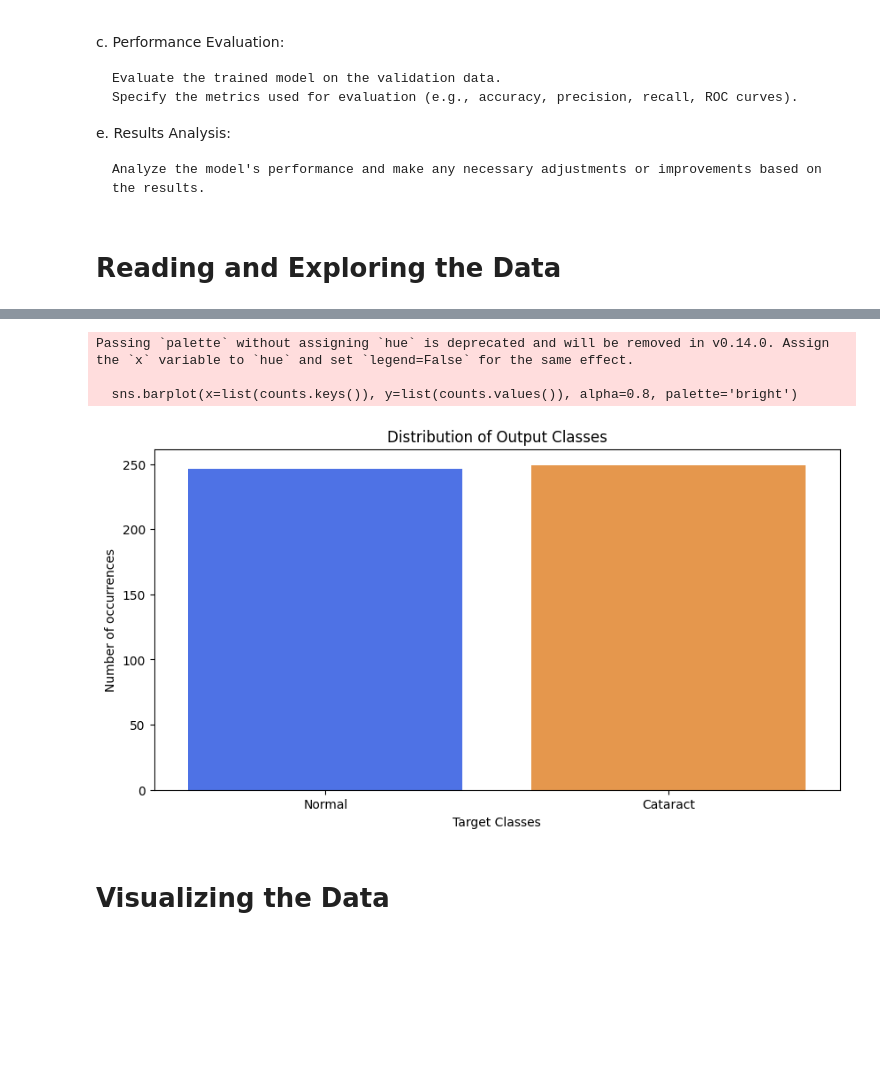
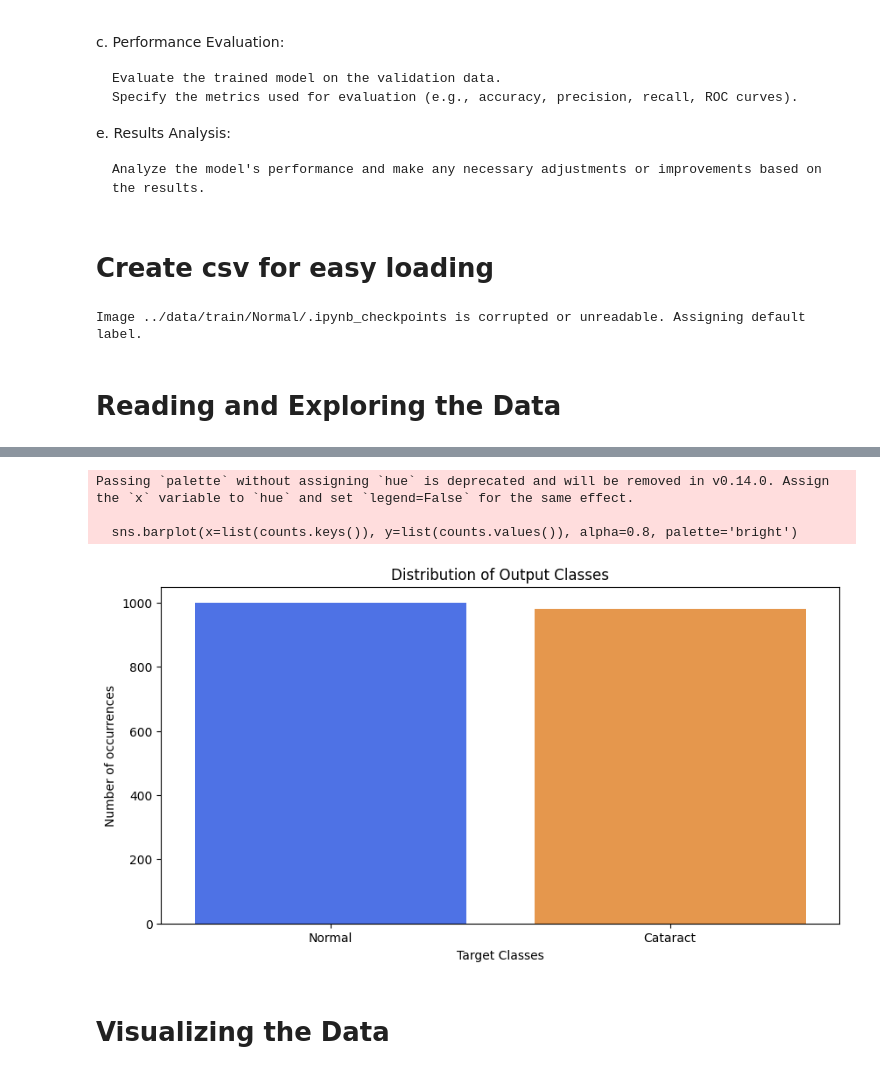
Before and after one commit to thegeeksinfo/Deep-Learning-Cataract-Detection, a Jupyter notebook: notebooks/03_train.ipynb, the cells around one changed output, grey strips where cells are left out. Cells and saved outputs as stored; diff of their text form; code cells hidden in the pictures; blank space fills up the shorter version.

```diff
--- a/notebooks/03_train.ipynb
+++ b/notebooks/03_train.ipynb
@@ -38,6 +38,8 @@ import torch.optim as optim
 from torchvision import models
 from torch.optim.lr_scheduler import StepLR
 from sklearn.metrics import confusion_matrix, classification_report as skl_classification_report
+# %% [markdown]
+# Create csv for easy loading
 # %%
 
 def create_csv(data_dir, output_file):
@@ -47,22 +49,71 @@ def create_csv(data_dir, output_file):
     for class_id, class_name in enumerate(classes):
         class_dir = os.path.join(data_dir, class_name)
         for img_name in os.listdir(class_dir):
-            if img_name.endswith('.png'):
-                img_path = os.path.join(class_dir, img_name)
+            img_path = os.path.join(class_dir, img_name)
+            try:
+                # Load image into memory to check if it's valid
+                with Image.open(img_path) as img:
+                    img.verify()  # Verify that the file is an image
                 data.append([img_path, class_id])
+            except (IOError, SyntaxError) as e:
+                print(f"Image {img_path} is corrupted or unreadable. Assigning default label.")
+                # Assign a default label if the image is corrupted/unreadable
+                data.append([img_path, -1])  # Assuming -1 as a default label for corrupted images
 
     df = pd.DataFrame(data, columns=['img_path', 'label'])
     df.to_csv(output_file, index=False)
+
 train_dir = "../data/train"
 test_dir = "../data/test"
-
+test2_dir = "../data/test2"
 
 # Create CSV files for training and testing datasets
 create_csv(train_dir, 'train.csv')
 create_csv(test_dir, 'test.csv')
+create_csv(test2_dir, 'test2.csv')
+# %% [output]
+Image ../data/train/Normal/.ipynb_checkpoints is corrupted or unreadable. Assigning default label.
 # %% [markdown]
 # Reading and Exploring the Data
 # %%
+# # Load CSV files
+# train_csv = pd.read_csv('train.csv')
+# test_csv = pd.read_csv('test.csv')
+
+# # Print lengths of CSV files
+# print('Train size = {}'.format(len(train_csv)))
+# print('Test size = {}'.format(len(test_csv)))
+
+# # Display initial values
+# print(train_csv.head())
+# print("========================================")
+# print(test_csv.head())
+
+# # Check for missing labels
+# missing_labels = train_csv['label'].isnull().sum()
+# print(f"Number of missing labels in the training set: {missing_labels}")
+
+# # Assign a default label to missing labels (assuming default label is 0 for 'Normal')
+# default_label = 0
+# train_csv['label'].fillna(default_label, inplace=True)
+
+# # Verify that there are no more missing labels
+# missing_labels_after = train_csv['label'].isnull().sum()
+# print(f"Number of missing labels in the training set after filling: {missing_labels_after}")
+
+# # Distribution of output classes
+# counts = train_csv['label'].value_counts()
+# class_list = ['Normal', 'Cataract']
+# counts = {class_list[i]: counts.get(i, 0) for i in range(len(class_list))}
+
+# plt.figure(figsize=(10, 5))
+# sns.barplot(x=list(counts.keys()), y=list(counts.values()), alpha=0.8, palette='bright')
+# plt.title('Distribution of Output Classes')
+# plt.ylabel('Number of occurrences')
+# plt.xlabel('Target Classes')
+# plt.show()
+
+
 # Load CSV files
 train_csv = pd.read_csv('train.csv')
 test_csv = pd.read_csv('test.csv')
@@ -76,6 +127,18 @@ print(train_csv.head())
 print("========================================")
 print(test_csv.head())
 
+# Check for missing labels
+missing_labels = train_csv['label'].isnull().sum()
+print(f"Number of missing labels in the training set: {missing_labels}")
+
+# Assign a default label to missing labels (assuming default label is 0 for 'Normal')
+default_label = 0
+train_csv.loc[train_csv['label'].isnull(), 'label'] = default_label
+
+# Verify that there are no more missing labels
+missing_labels_after = train_csv['label'].isnull().sum()
+print(f"Number of missing labels in the training set after filling: {missing_labels_after}")
+
 # Distribution of output classes
 counts = train_csv['label'].value_counts()
 class_list = ['Normal', 'Cataract']
@@ -106,7 +171,7 @@ Test size = 121
 Passing `palette` without assigning `hue` is deprecated and will be removed in v0.14.0. Assign the `x` variable to `hue` and set `legend=False` for the same effect.
 
   sns.barplot(x=list(counts.keys()), y=list(counts.values()), alpha=0.8, palette='bright')
-[figure, old version]
+[figure, new version]
 # %% [markdown]
 # Visualizing the Data
 # %%
```
Also changed, not shown: parts of 12 cells of this notebook.
